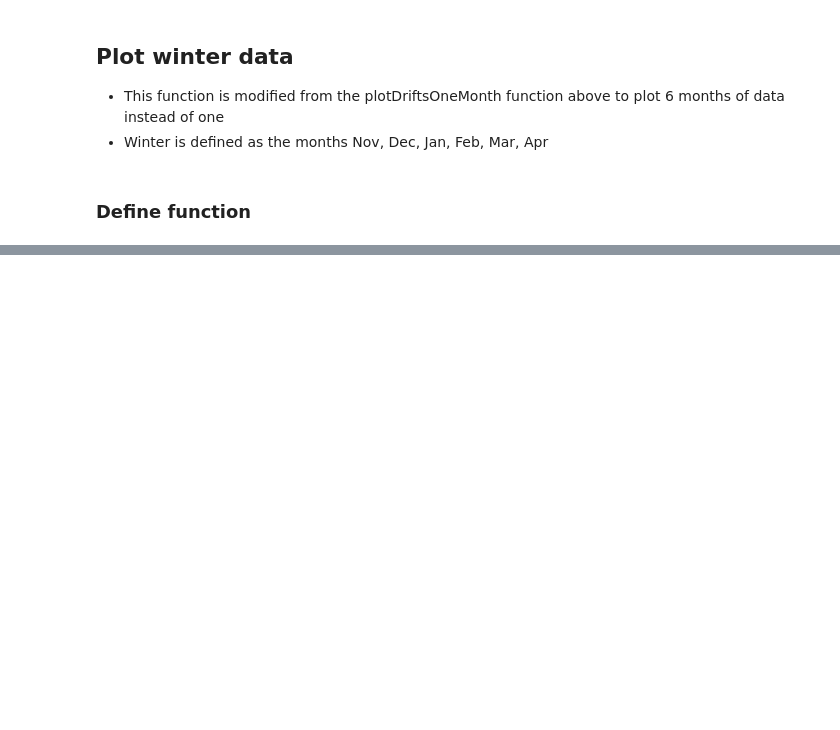
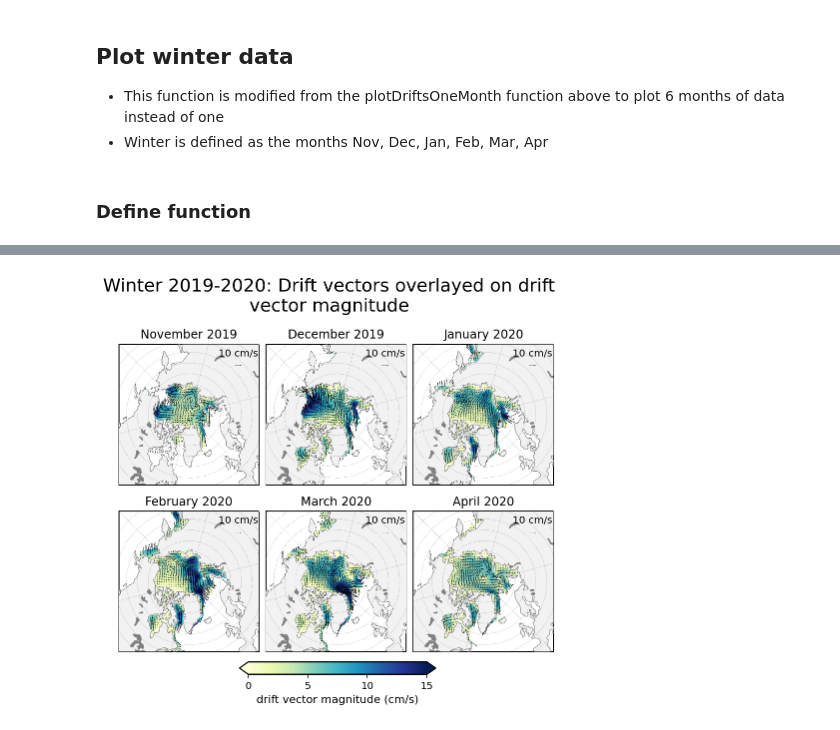
Before and after one commit to nicolejkeeney/icesat2-book, a Jupyter notebook: ice_drift.ipynb, the cells around one changed output, grey strips where cells are left out. Drawn from its saved outputs; the diff is of its cells as text; code cells hidden in the pictures; blank space fills up the shorter version.

```diff
--- a/ice_drift.ipynb
+++ b/ice_drift.ipynb
@@ -151,0 +233,6 @@ plotDriftsOneMonth(dataset, dataVar = 'ice_thickness_filled', month = 'Jan 2019'
+# %%
+#winter 2019-2020
+plotWinterDrifts(dataset.sel(time = slice('Nov 2019', 'Apr 2020')), dataVar = 'drifts_magnitude', cbarTicks = np.arange(0,15 + 5, 5),
+               minval = 0, maxval = 15, title = 'Winter 2019-2020')
+# %% [output]
+[figure, added]
```
Also changed, not shown: parts of 16 cells of this notebook, 6 other files.
